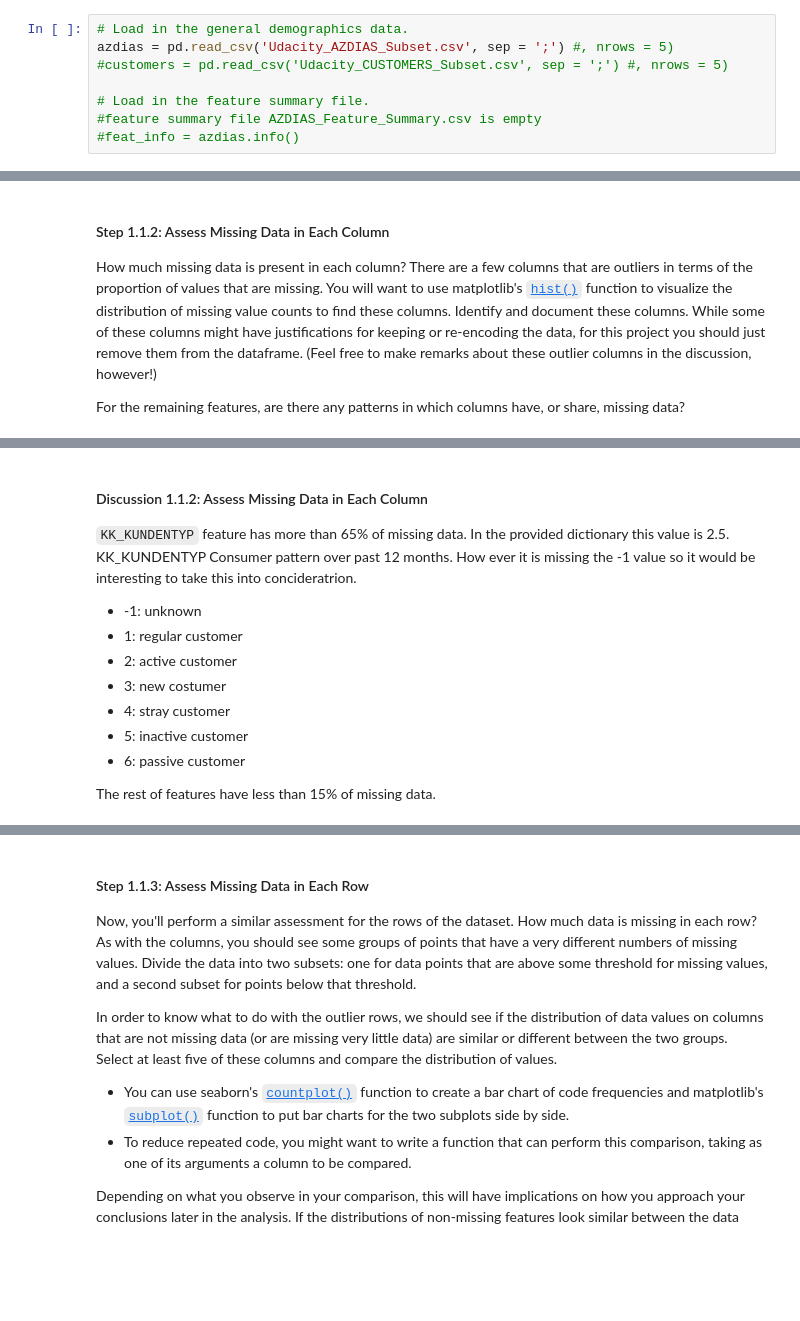
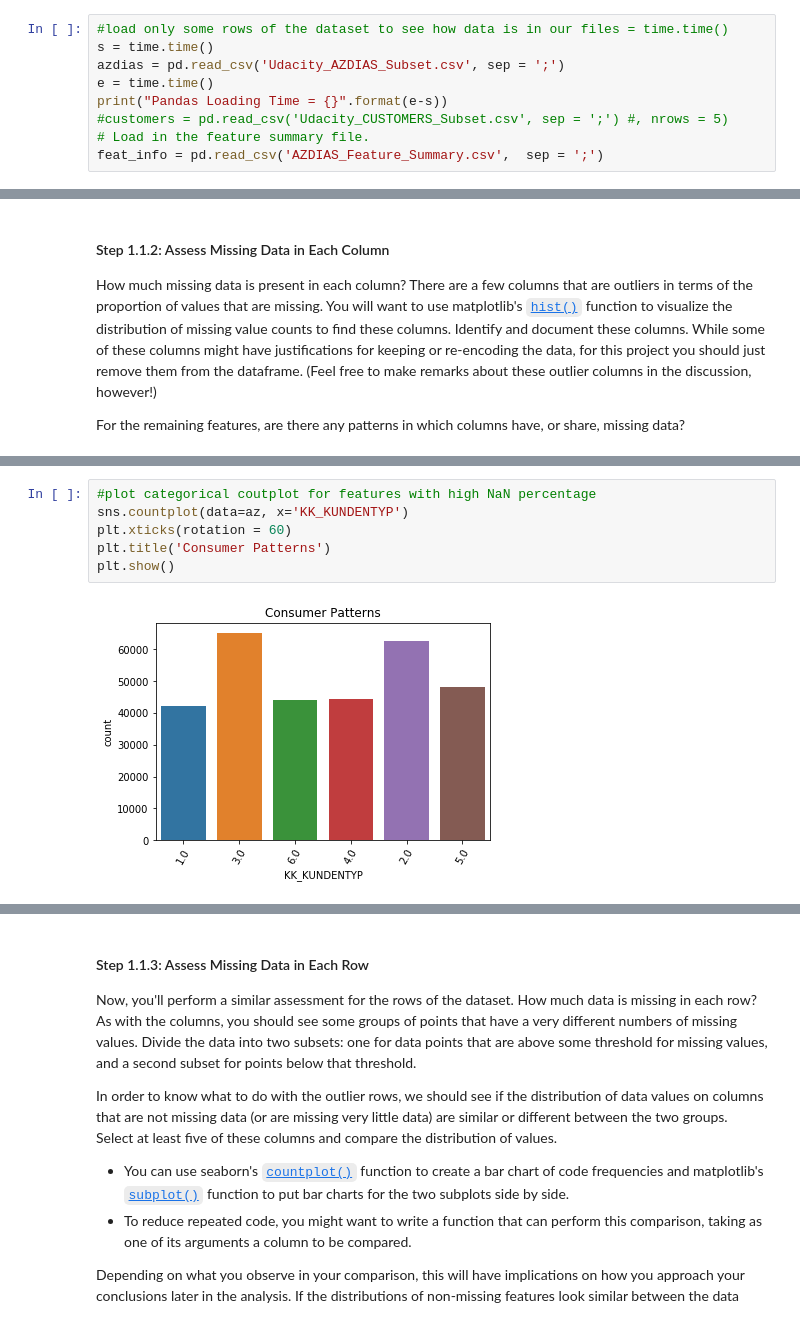
Before and after one commit to chpolyzo/intro_MLND, a Jupyter notebook: third_project/Identify_Customer_Segments.ipynb, the cells around one changed output, grey strips where cells are left out. Cells and saved outputs as stored; diff of their text form; blank space fills up the shorter version.

```diff
--- a/third_project/Identify_Customer_Segments.ipynb
+++ b/third_project/Identify_Customer_Segments.ipynb
@@ -41,10 +43,11 @@ To start off with, load in the demographics data for the general population into
 
 Once the dataset is loaded, it's recommended that you take a little bit of time just browsing the general structure of the dataset and feature summary file. You'll be getting deep into the innards of the cleaning in the first major step of the project, so gaining some general familiarity can help you get your bearings.
 # %%
-# Load in the general demographics data.
-azdias = pd.read_csv('Udacity_AZDIAS_Subset.csv', sep = ';') #, nrows = 5)
+#load only some rows of the dataset to see how data is in our files = time.time()
+s = time.time()
+azdias = pd.read_csv('Udacity_AZDIAS_Subset.csv', sep = ';')
+e = time.time()
+print("Pandas Loading Time = {}".format(e-s))
 #customers = pd.read_csv('Udacity_CUSTOMERS_Subset.csv', sep = ';') #, nrows = 5)
-
 # Load in the feature summary file.
-#feature summary file AZDIAS_Feature_Summary.csv is empty
-#feat_info = azdias.info()
+feat_info = pd.read_csv('AZDIAS_Feature_Summary.csv',  sep = ';')
@@ -217,15 +268,8 @@ sns.countplot(azdias.KK_KUNDENTYP);
-# %% [markdown]
-#### Discussion 1.1.2: Assess Missing Data in Each Column
-
-`KK_KUNDENTYP` feature has more than 65% of missing data. In the provided dictionary this value is 2.5. KK_KUNDENTYP
-Consumer pattern over past 12 months. How ever it is missing the -1 value so it would be interesting to take this into concideratrion.
-
-- -1: unknown
--  1: regular customer
--  2: active customer
--  3: new costumer
--  4: stray customer
--  5: inactive customer
--  6: passive customer
-
-The rest of features have less than 15% of missing data.
+# %%
+#plot categorical coutplot for features with high NaN percentage
+sns.countplot(data=az, x='KK_KUNDENTYP')
+plt.xticks(rotation = 60)
+plt.title('Consumer Patterns')
+plt.show()
+# %% [output]
+[figure, added]
```
Also changed, not shown: parts of 158 cells of this notebook.
